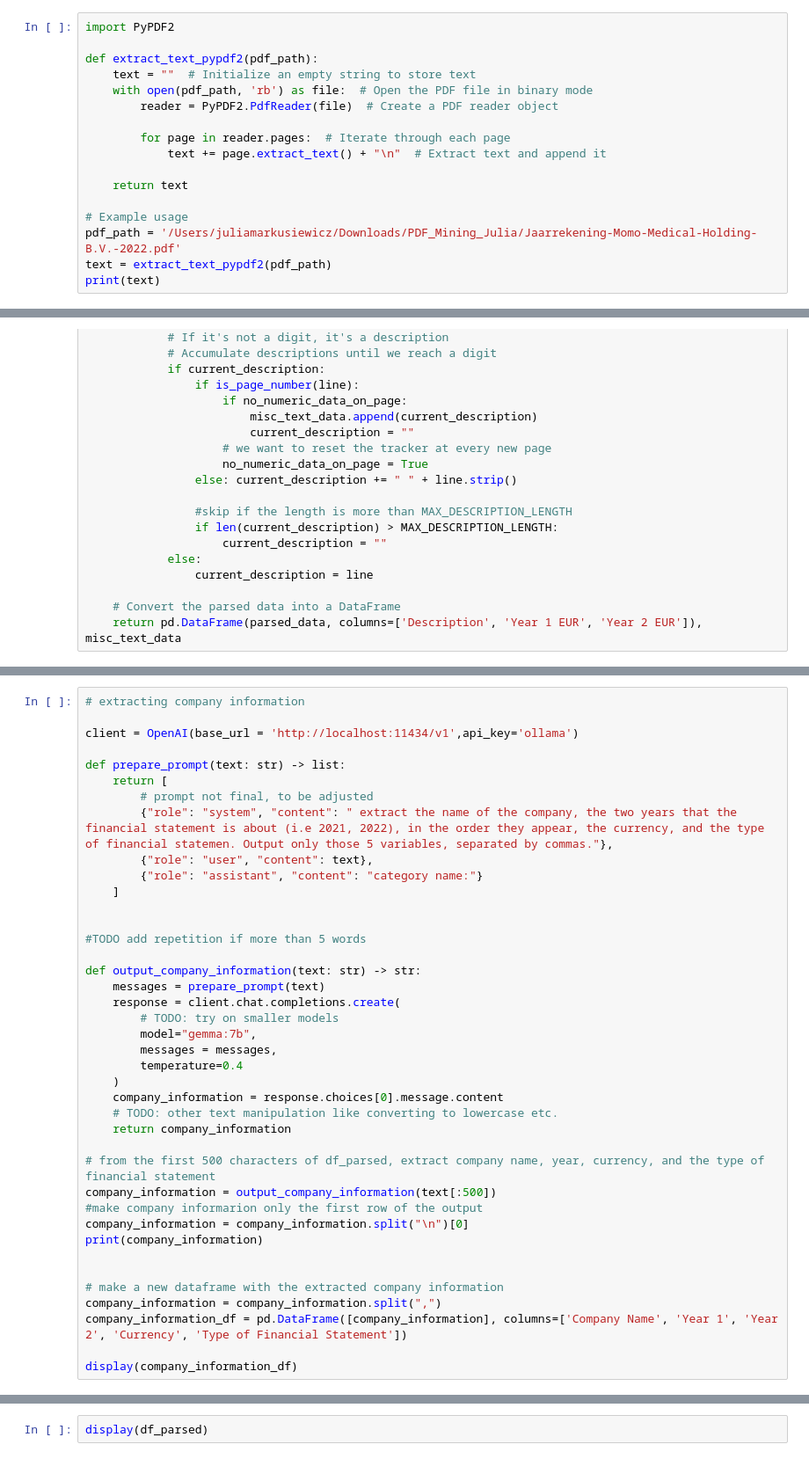
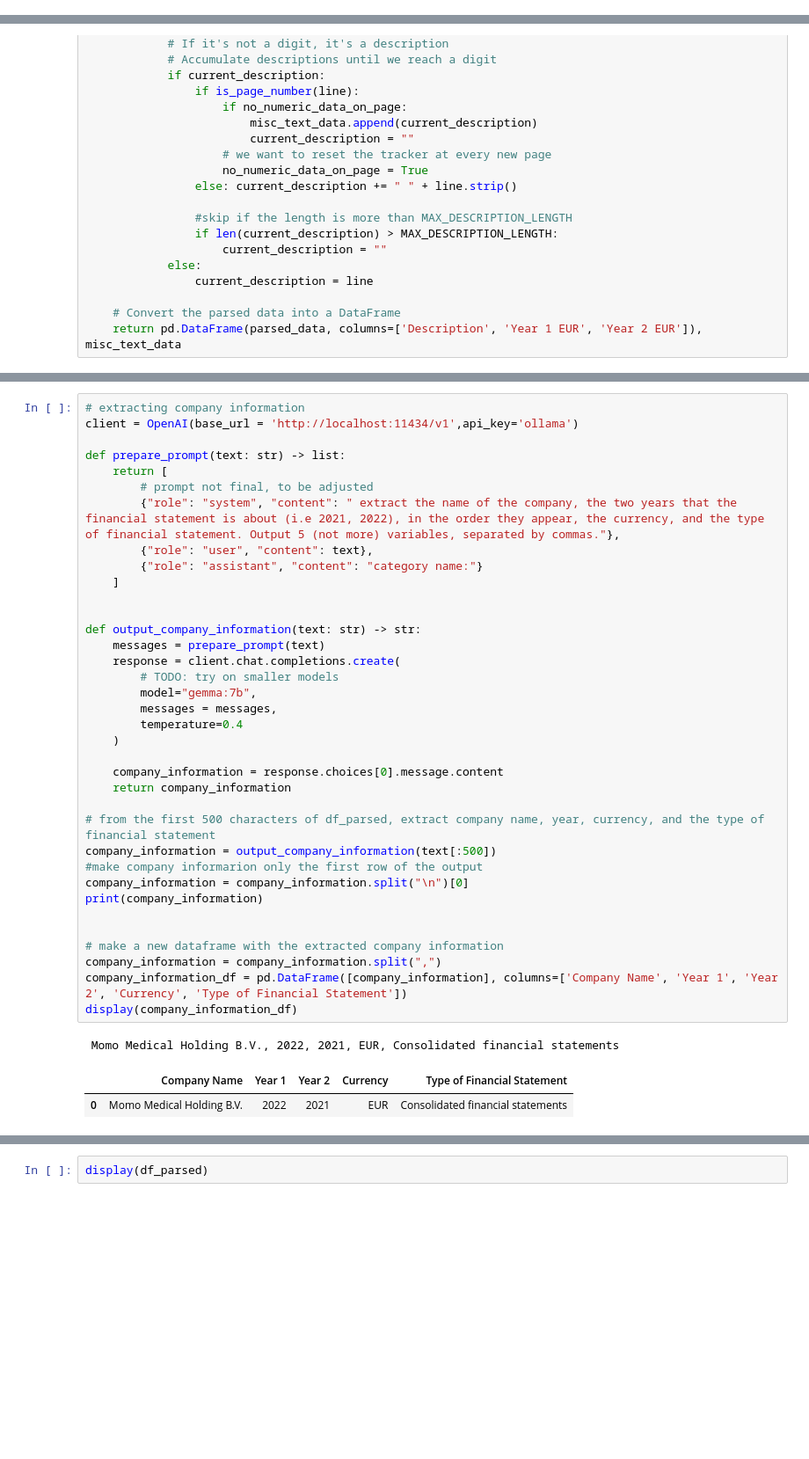
Before and after one commit to markusiewiczj/data-extraction, a Jupyter notebook: text extraction.ipynb, the cells around one changed output, grey strips where cells are left out. Shown: that part at 88% size. Saved outputs shown, nothing was run; the diff lists cells and outputs as text; blank space fills up the shorter version.

```diff
--- a/text extraction.ipynb
+++ b/text extraction.ipynb
@@ -30,17 +45,0 @@ print(text)
-# %%
-import PyPDF2
-
-def extract_text_pypdf2(pdf_path):
-    text = ""  # Initialize an empty string to store text
-    with open(pdf_path, 'rb') as file:  # Open the PDF file in binary mode
-        reader = PyPDF2.PdfReader(file)  # Create a PDF reader object
-
-        for page in reader.pages:  # Iterate through each page
-            text += page.extract_text() + "\n"  # Extract text and append it
-
-    return text
-
-# Example usage
-pdf_path = '/Users/juliamarkusiewicz/Downloads/PDF_Mining_Julia/Jaarrekening-Momo-Medical-Holding-B.V.-2022.pdf'
-text = extract_text_pypdf2(pdf_path)
-print(text)
@@ -146,43 +145,43 @@ df_parsed, misc_text_data = parse_adjusted_financial_text(text_data)
 # %%
 # extracting company information
-
 client = OpenAI(base_url = 'http://localhost:11434/v1',api_key='ollama')
 
 def prepare_prompt(text: str) -> list:
     return [
         # prompt not final, to be adjusted
-        {"role": "system", "content": " extract the name of the company, the two years that the financial statement is about (i.e 2021, 2022), in the order they appear, the currency, and the type of financial statemen. Output only those 5 variables, separated by commas."},
+        {"role": "system", "content": " extract the name of the company, the two years that the financial statement is about (i.e 2021, 2022), in the order they appear, the currency, and the type of financial statement. Output 5 (not more) variables, separated by commas."},
         {"role": "user", "content": text},
         {"role": "assistant", "content": "category name:"}
     ]
 
-
-#TODO add repetition if more than 5 words
 
 def output_company_information(text: str) -> str:
     messages = prepare_prompt(text)
     response = client.chat.completions.create(
         # TODO: try on smaller models
         model="gemma:7b",
         messages = messages,
         temperature=0.4
     )
+
     company_information = response.choices[0].message.content
-    # TODO: other text manipulation like converting to lowercase etc.
     return company_information
 
 # from the first 500 characters of df_parsed, extract company name, year, currency, and the type of financial statement
 company_information = output_company_information(text[:500])
 #make company informarion only the first row of the output
 company_information = company_information.split("\n")[0]
 print(company_information)
 
 
 # make a new dataframe with the extracted company information
 company_information = company_information.split(",")
 company_information_df = pd.DataFrame([company_information], columns=['Company Name', 'Year 1', 'Year 2', 'Currency', 'Type of Financial Statement'])
-
 display(company_information_df)
+# %% [output]
+ Momo Medical Holding B.V., 2022, 2021, EUR, Consolidated financial statements
+|  | Company Name | Year 1 | Year 2 | Currency | Type of Financial Statement |
+| 0 | Momo Medical Holding B.V. | 2022 | 2021 | EUR | Consolidated financial statements |
 # %%
 # setup for replacing all outputs longer than XXX characters with a category name extracted by gemma
 
```
Also changed, not shown: parts of 10 cells of this notebook.
